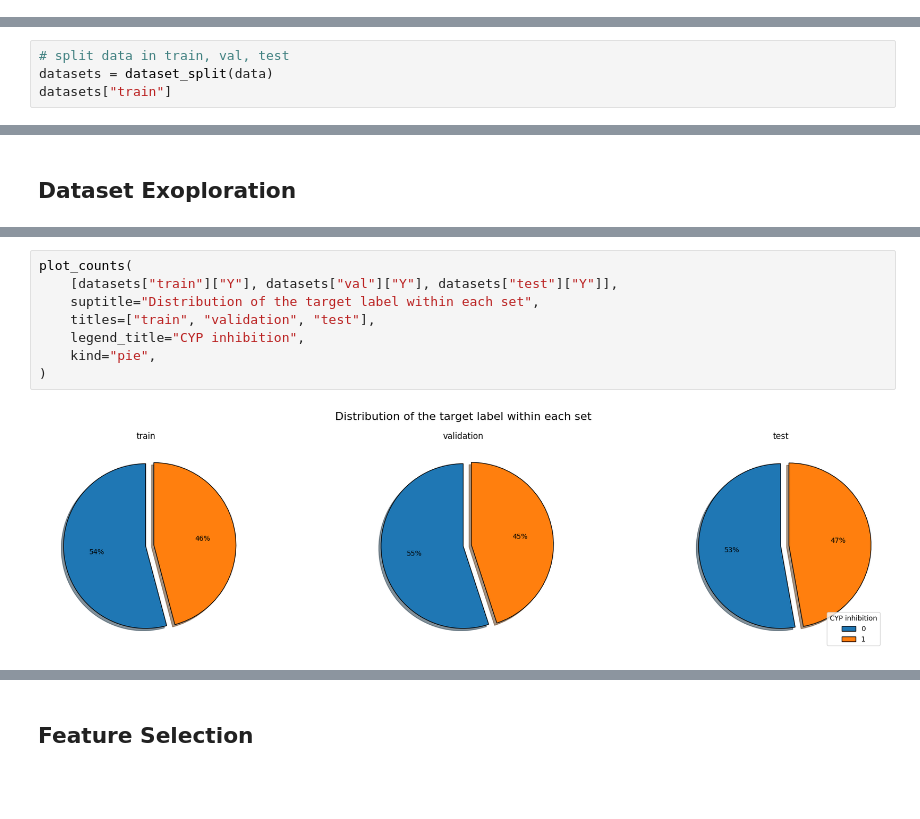
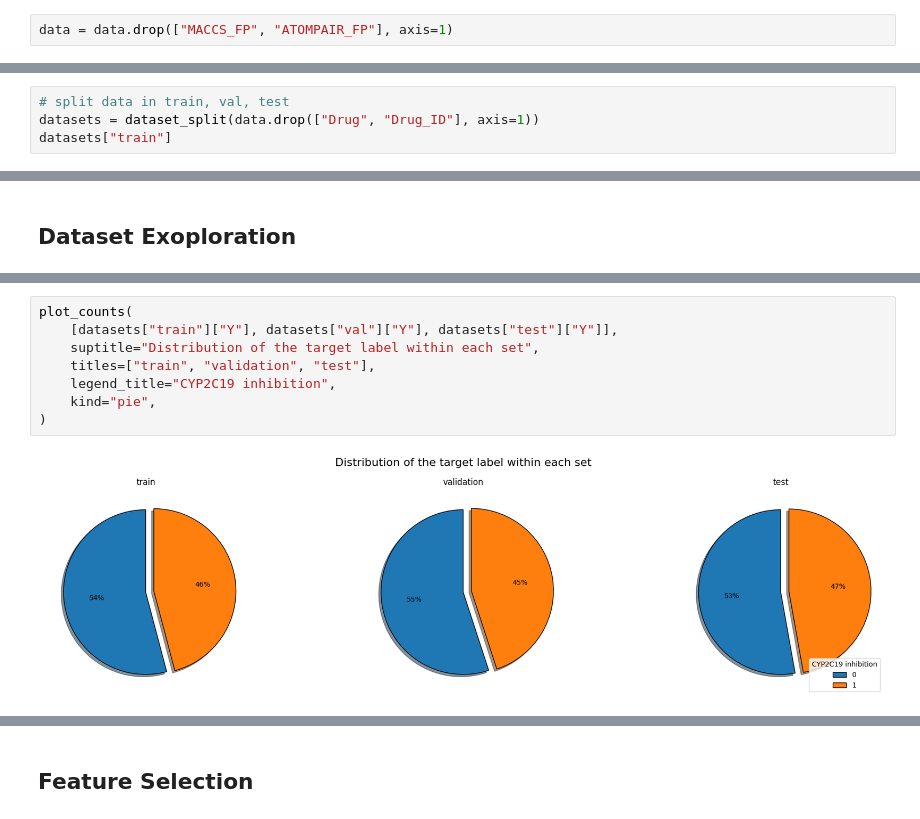
Before and after one commit to JonnaMat/CYP-inhibition, a Jupyter notebook: src/project.ipynb, the cells around one changed output, grey strips where cells are left out. Saved outputs shown, nothing was run; the diff lists cells and outputs as text; blank space fills up the shorter version.

```diff
--- a/src/project.ipynb
+++ b/src/project.ipynb
@@ -35,3 +49,5 @@ Dataset already exists, returning data/cyp2c19/raw_dataset_descriptors.csv.
+# %%
+data = data.drop(["MACCS_FP", "ATOMPAIR_FP"], axis=1)
 # %% [markdown]
 ### Remove missing values
 # %%
@@ -84,5 +100,5 @@ data.shape
 # %%
 # split data in train, val, test
-datasets = dataset_split(data)
+datasets = dataset_split(data.drop(["Drug", "Drug_ID"], axis=1))
 datasets["train"]
 # %% [output]
@@ -117,10 +133,10 @@ datasets["train"].describe()
 # %%
 plot_counts(
     [datasets["train"]["Y"], datasets["val"]["Y"], datasets["test"]["Y"]],
     suptitle="Distribution of the target label within each set",
     titles=["train", "validation", "test"],
-    legend_title="CYP inhibition",
+    legend_title="CYP2C19 inhibition",
     kind="pie",
 )
 # %% [output]
-[figure, old version]
+[figure, new version]
```
Also changed, not shown: parts of 16 cells of this notebook.
